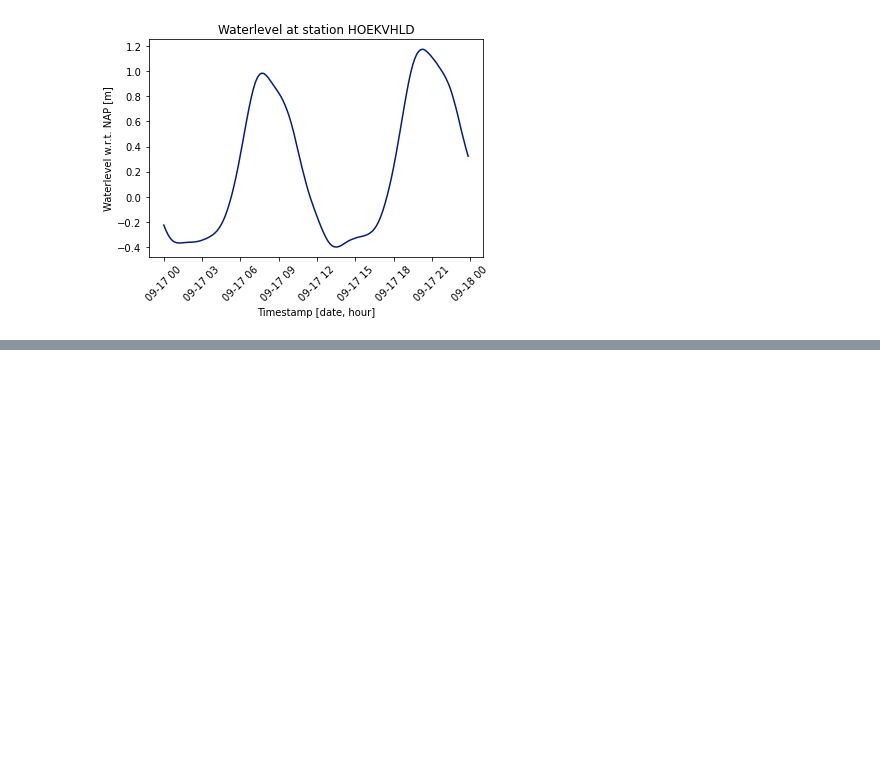
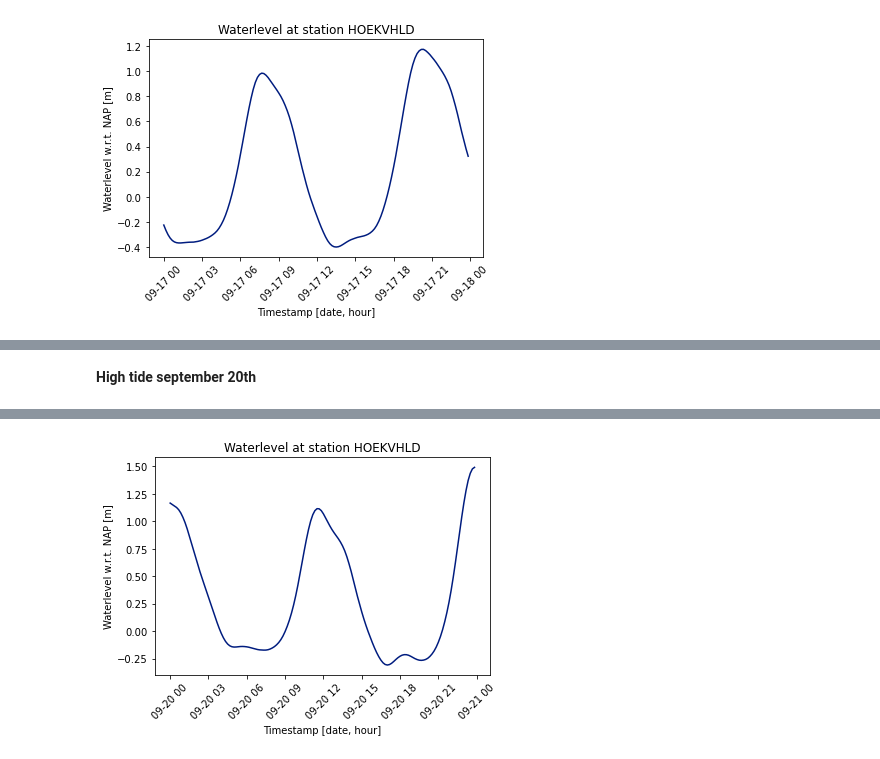
Before and after one commit to CasparJungbacker/BScThesis, a Jupyter notebook: plot_his_data.ipynb, the cells around one changed output, grey strips where cells are left out. Saved outputs shown, nothing was run; the diff lists cells and outputs as text; code cells hidden in the pictures; blank space fills up the shorter version.

```diff
--- a/plot_his_data.ipynb
+++ b/plot_his_data.ipynb
@@ -139,0 +231,17 @@ if save_plots:
+# %% [markdown]
+**High tide september 20th**
+# %%
+fig, ax = plt.subplots()
+wl_20th = HVH_waterlevel[HVH_waterlevel.var_times.dt.day==20]
+ts_20th = HVH_waterlevel.var_times[HVH_waterlevel.var_times.dt.day==20]
+ax.plot(ts_20th, wl_20th)
+ax.tick_params(axis="x", rotation=45)
+ax.set_xlabel("Timestamp [date, hour]")
+ax.set_ylabel("Waterlevel w.r.t. NAP [m]")
+ax.set_title("Waterlevel at station HOEKVHLD")
+ts = HVH_waterlevel.var_times
+wl = HVH_waterlevel
+ht = wl[(ts.dt.day==20) & (ts.dt.hour<15) & (ts.dt.hour>9)].argmax()
+ht_ts = np.array(ts[(ts.dt.day==20) & (ts.dt.hour<15) & (ts.dt.hour>9)])
+print(ht_ts[ht])
+# %% [output]
@@ -139,0 +249 @@ if save_plots:
+[figure, added]
```
Also changed, not shown: parts of 20 cells of this notebook, 4 other files.
